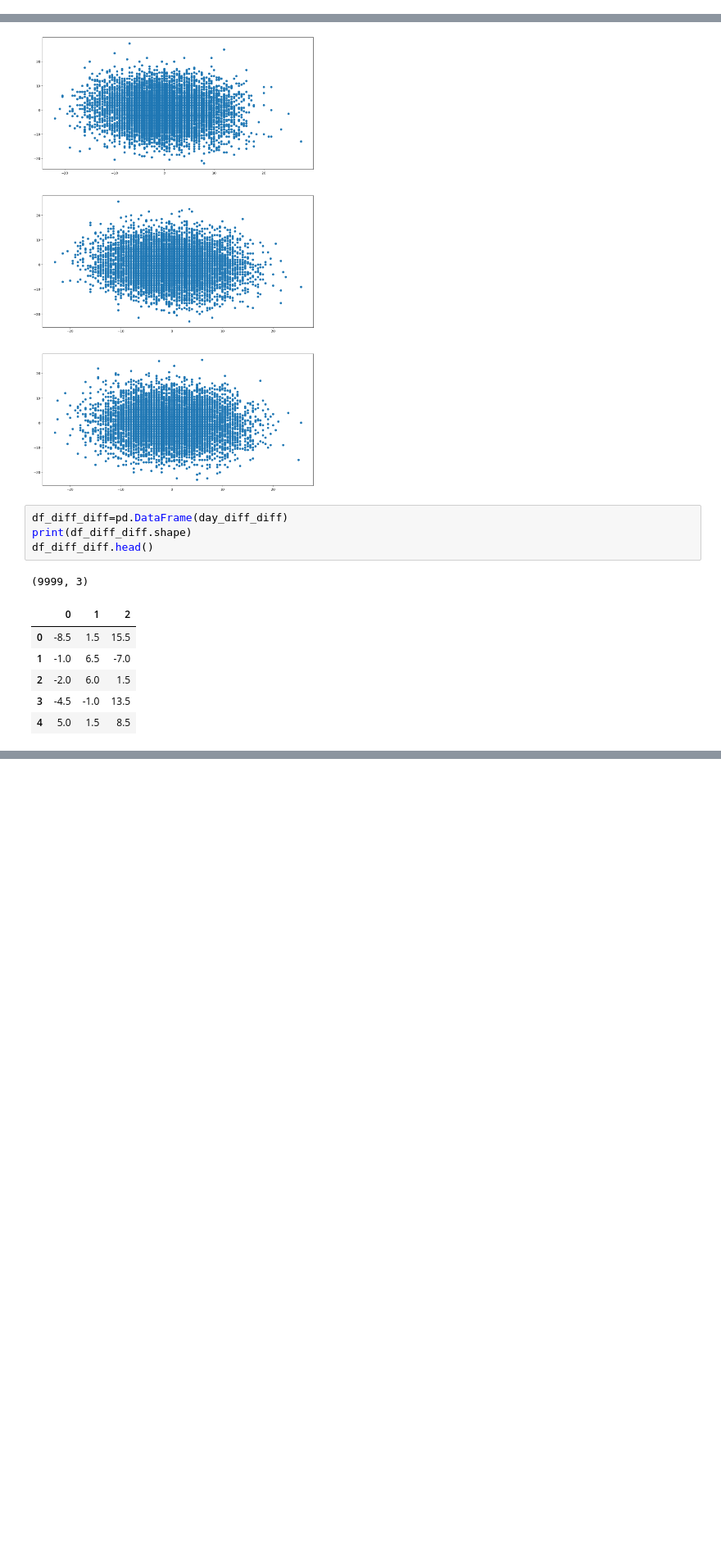
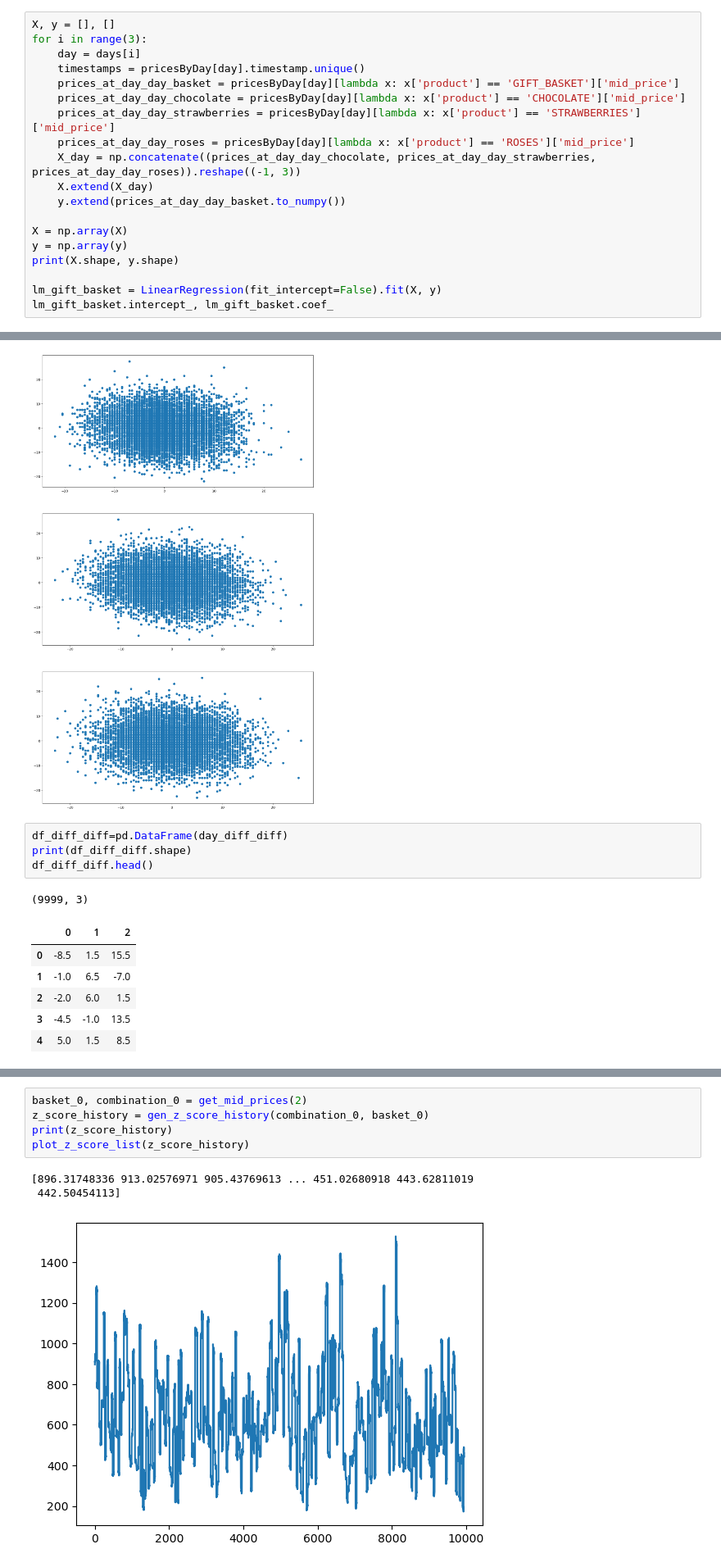
Before and after one commit to josephxiao8/prosperity2, a Jupyter notebook: notebooks/Round 3.ipynb, the cells around one changed output, grey strips where cells are left out. Shown at 82% size. Drawn from its saved outputs; the diff is of its cells as text; blank space fills up the shorter version.

```diff
--- a/notebooks/Round 3.ipynb
+++ b/notebooks/Round 3.ipynb
@@ -153,0 +156,19 @@ lm_gift.intercept_, lm_gift.coef_
+# %%
+X, y = [], []
+for i in range(3):
+    day = days[i]
+    timestamps = pricesByDay[day].timestamp.unique()
+    prices_at_day_day_basket = pricesByDay[day][lambda x: x['product'] == 'GIFT_BASKET']['mid_price']
+    prices_at_day_day_chocolate = pricesByDay[day][lambda x: x['product'] == 'CHOCOLATE']['mid_price']
+    prices_at_day_day_strawberries = pricesByDay[day][lambda x: x['product'] == 'STRAWBERRIES']['mid_price']
+    prices_at_day_day_roses = pricesByDay[day][lambda x: x['product'] == 'ROSES']['mid_price']
+    X_day = np.concatenate((prices_at_day_day_chocolate, prices_at_day_day_strawberries, prices_at_day_day_roses)).reshape((-1, 3))
+    X.extend(X_day)
+    y.extend(prices_at_day_day_basket.to_numpy())
+
+X = np.array(X)
+y = np.array(y)
+print(X.shape, y.shape)
+
+lm_gift_basket = LinearRegression(fit_intercept=False).fit(X, y)
+lm_gift_basket.intercept_, lm_gift_basket.coef_
@@ -297,0 +438,9 @@ df_diff_diff.to_csv('../data/diff_diff.csv')
+# %%
+basket_0, combination_0 = get_mid_prices(2)
+z_score_history = gen_z_score_history(combination_0, basket_0)
+print(z_score_history)
+plot_z_score_list(z_score_history)
+# %% [output]
+[896.31748336 913.02576971 905.43769613 ... 451.02680918 443.62811019
+ 442.50454113]
+[figure, added]
```
Also changed, not shown: parts of 18 cells of this notebook, 1 other file.
